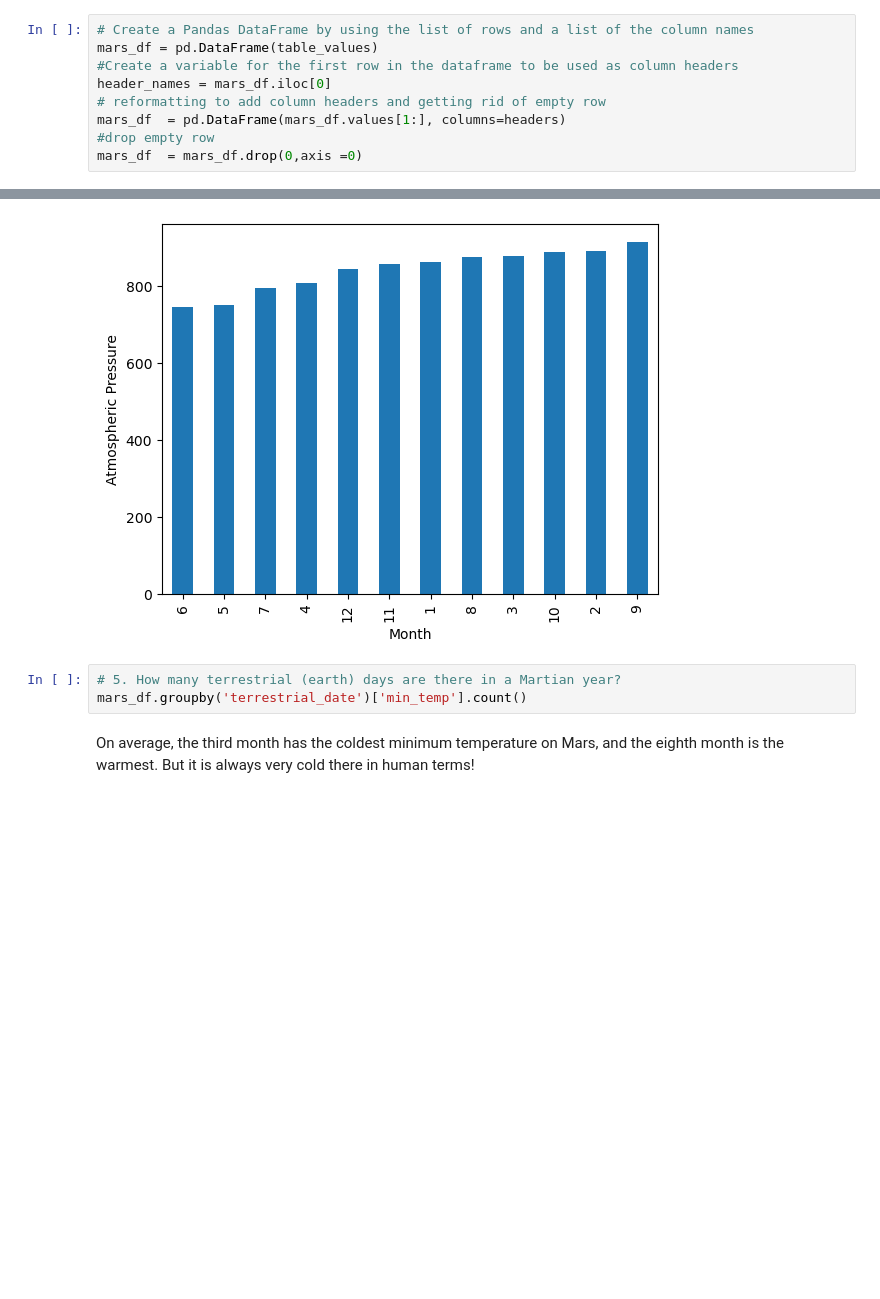
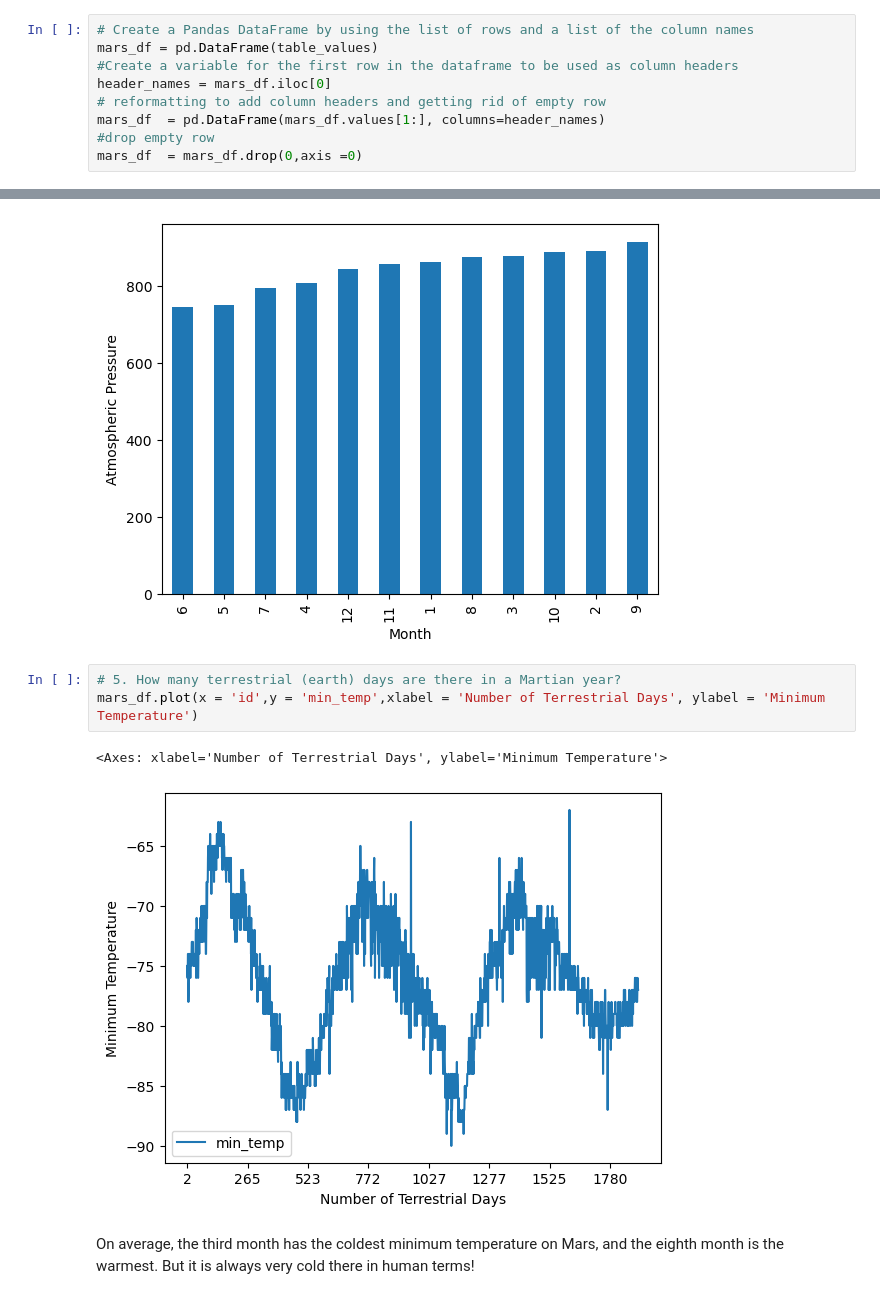
Before and after one commit to BrianSilfer/Module_11-challenge, a Jupyter notebook: part_2_mars_weather.ipynb, the cells around one changed output, grey strips where cells are left out. Cells and saved outputs as stored; diff of their text form; blank space fills up the shorter version.

```diff
--- a/part_2_mars_weather.ipynb
+++ b/part_2_mars_weather.ipynb
@@ -105,7 +87,7 @@ mars_df = pd.DataFrame(table_values)
 #Create a variable for the first row in the dataframe to be used as column headers
 header_names = mars_df.iloc[0]
 # reformatting to add column headers and getting rid of empty row
-mars_df  = pd.DataFrame(mars_df.values[1:], columns=headers)
+mars_df  = pd.DataFrame(mars_df.values[1:], columns=header_names)
 #drop empty row
 mars_df  = mars_df.drop(0,axis =0)
 # %%
@@ -262,7 +242,10 @@ avg_pressure.sort_values(0).plot(kind = 'bar',xlabel='Month',ylabel = 'Atmospher
 [figure]
 # %%
 # 5. How many terrestrial (earth) days are there in a Martian year?
-mars_df.groupby('terrestrial_date')['min_temp'].count()
+mars_df.plot(x = 'id',y = 'min_temp',xlabel = 'Number of Terrestrial Days', ylabel = 'Minimum Temperature')
+# %% [output]
+<Axes: xlabel='Number of Terrestrial Days', ylabel='Minimum Temperature'>
+[figure, added]
 # %% [markdown]
 On average, the third month has the coldest minimum temperature on Mars, and the eighth month is the warmest. But it is always very cold there in human terms!
 # %% [markdown]
```
Also changed, not shown: parts of 3 cells of this notebook, 1 other file.
